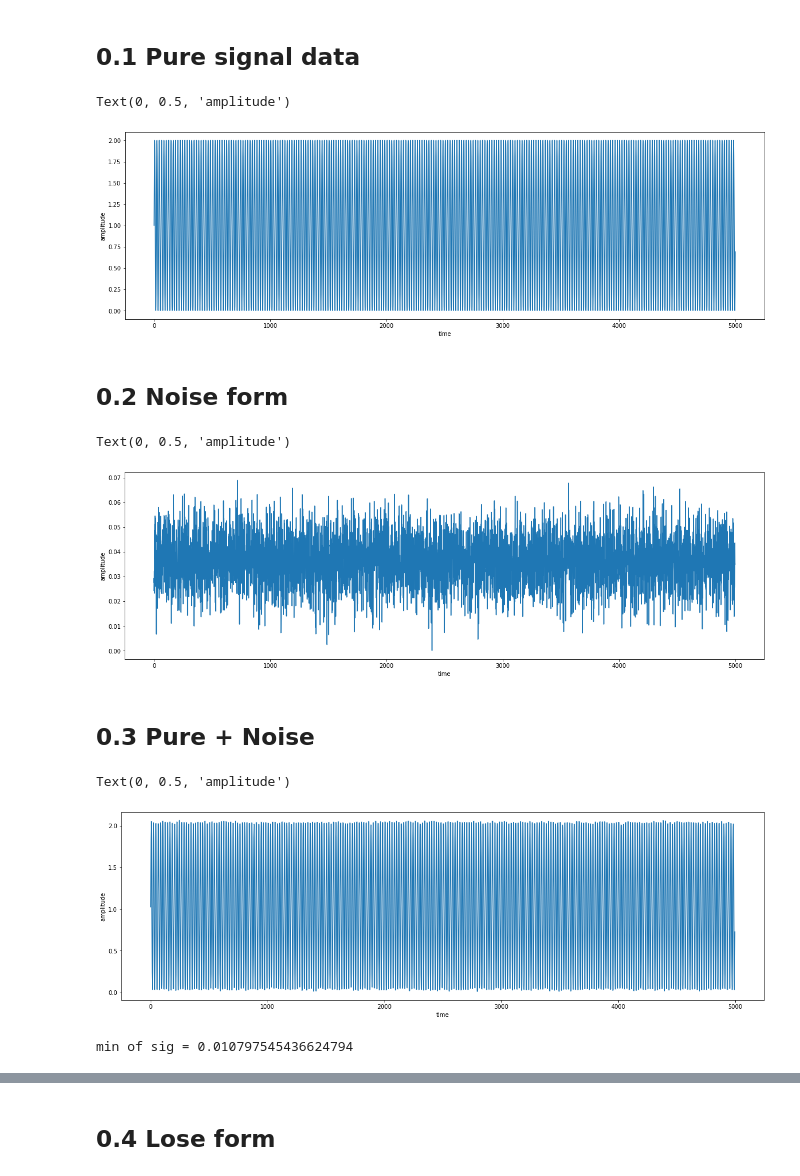
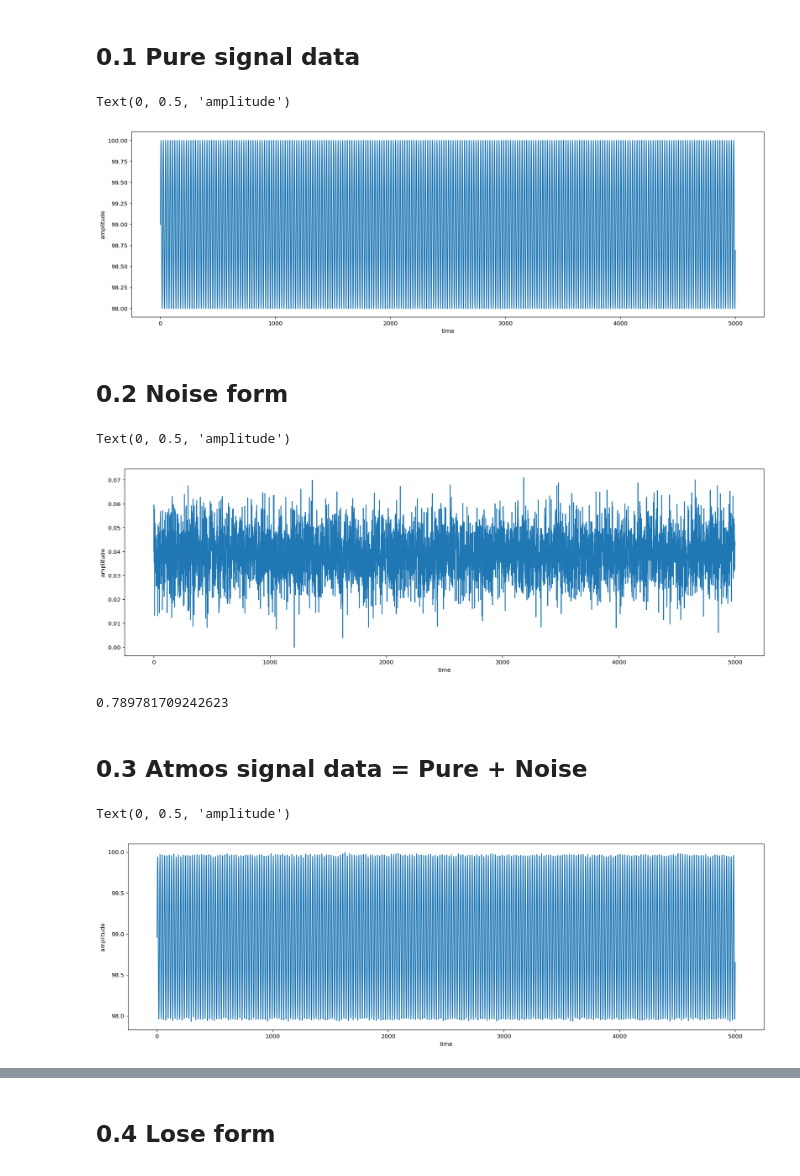
Before and after one commit to parinyad123/Anarmaly_Detection, a Jupyter notebook: anormaly.ipynb, the cells around one changed output, grey strips where cells are left out. Saved outputs shown, nothing was run; the diff lists cells and outputs as text; code cells hidden in the pictures.

```diff
--- a/anormaly.ipynb
+++ b/anormaly.ipynb
@@ -13,40 +16,40 @@ x =np.arange(time)
 freq = 10
 
 # sine wave
-amp=np.sin(2*np.pi*freq*(x/200))+1
+ps=np.sin(2*np.pi*freq*(x/200))+99
 
 plt.figure(figsize=(20,6))
-plt.plot(x,amp)
+plt.plot(x,ps)
 plt.xlabel('time')
 plt.ylabel('amplitude')
 # %% [output]
 Text(0, 0.5, 'amplitude')
-[figure, old version]
+[figure, new version]
 # %% [markdown]
 ## 0.2 Noise form
 # %%
-rd=np.random.normal(size=time,)/100
-nf=np.max(rd)-rd
+rd=np.random.normal(size=time,)
+nf=(np.max(rd)-rd)/100
 plt.figure(figsize=(20,6))
 plt.plot(nf)
 plt.xlabel('time')
 plt.ylabel('amplitude')
 # %% [output]
 Text(0, 0.5, 'amplitude')
-[figure, old version]
+[figure, new version]
+# %%
+np.max(nf)
+# %% [output]
+0.789781709242623
 # %% [markdown]
-## 0.3 Pure + Noise
+## 0.3 Atmos signal data  = Pure + Noise
 # %%
-sig = nf+amp
+at = -nf+ps
 
 plt.figure(figsize=(20,6))
-plt.plot(x,sig)
+plt.plot(x,at)
 plt.xlabel('time')
 plt.ylabel('amplitude')
 # %% [output]
 Text(0, 0.5, 'amplitude')
-[figure, old version]
+[figure, new version]
-# %%
-print('Min of sig = '+str(np.min(sig)))
-# %% [output]
-min of sig = 0.010797545436624794
```
Also changed, not shown: parts of 21 cells of this notebook.
